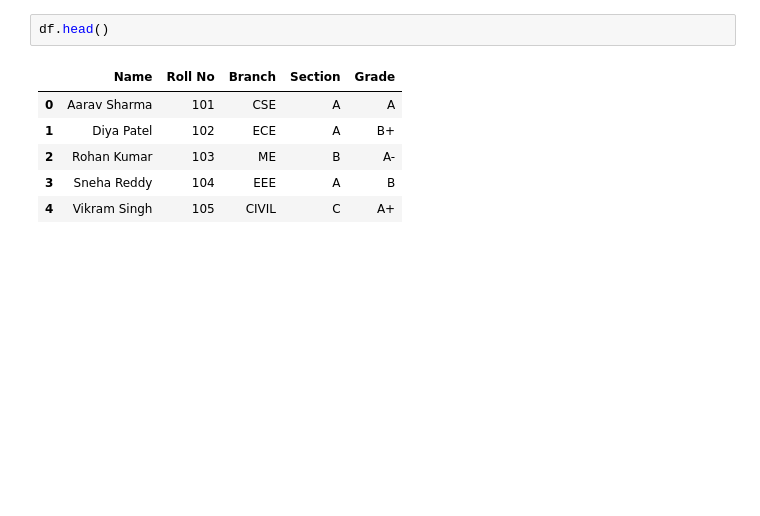
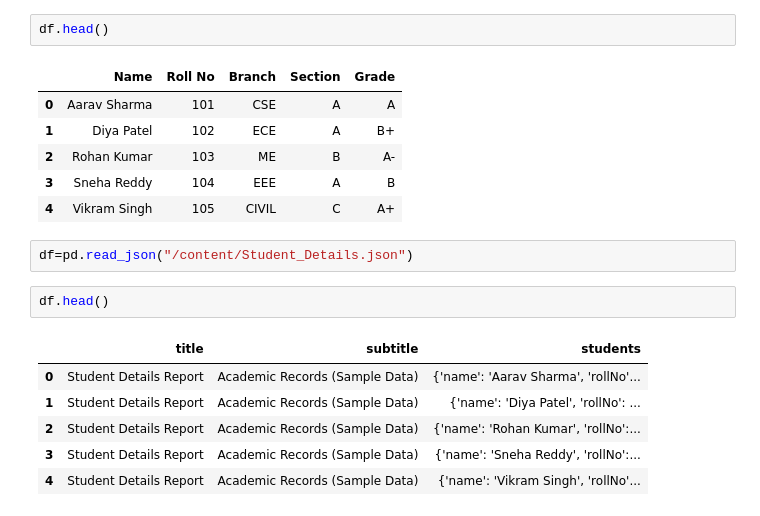
Before and after one commit to akshitha6162-ui/ML_LAB_2026-27, a Jupyter notebook: pandas.ipynb, the cells around one changed output. Saved outputs shown, nothing was run; the diff lists cells and outputs as text; blank space fills up the shorter version.

```diff
--- a/pandas.ipynb
+++ b/pandas.ipynb
@@ -65,3 +65,14 @@ df.head()
 | 2 | Rohan Kumar | 103 | ME | B | A- |
 | 3 | Sneha Reddy | 104 | EEE | A | B |
 | 4 | Vikram Singh | 105 | CIVIL | C | A+ |
+# %%
+df=pd.read_json("/content/Student_Details.json")
+# %%
+df.head()
+# %% [output]
+|  | title | subtitle | students |
+| 0 | Student Details Report | Academic Records (Sample Data) | {'name': 'Aarav Sharma', 'rollNo'... |
+| 1 | Student Details Report | Academic Records (Sample Data) | {'name': 'Diya Patel', 'rollNo': ... |
+| 2 | Student Details Report | Academic Records (Sample Data) | {'name': 'Rohan Kumar', 'rollNo':... |
+| 3 | Student Details Report | Academic Records (Sample Data) | {'name': 'Sneha Reddy', 'rollNo':... |
+| 4 | Student Details Report | Academic Records (Sample Data) | {'name': 'Vikram Singh', 'rollNo'... |
```
